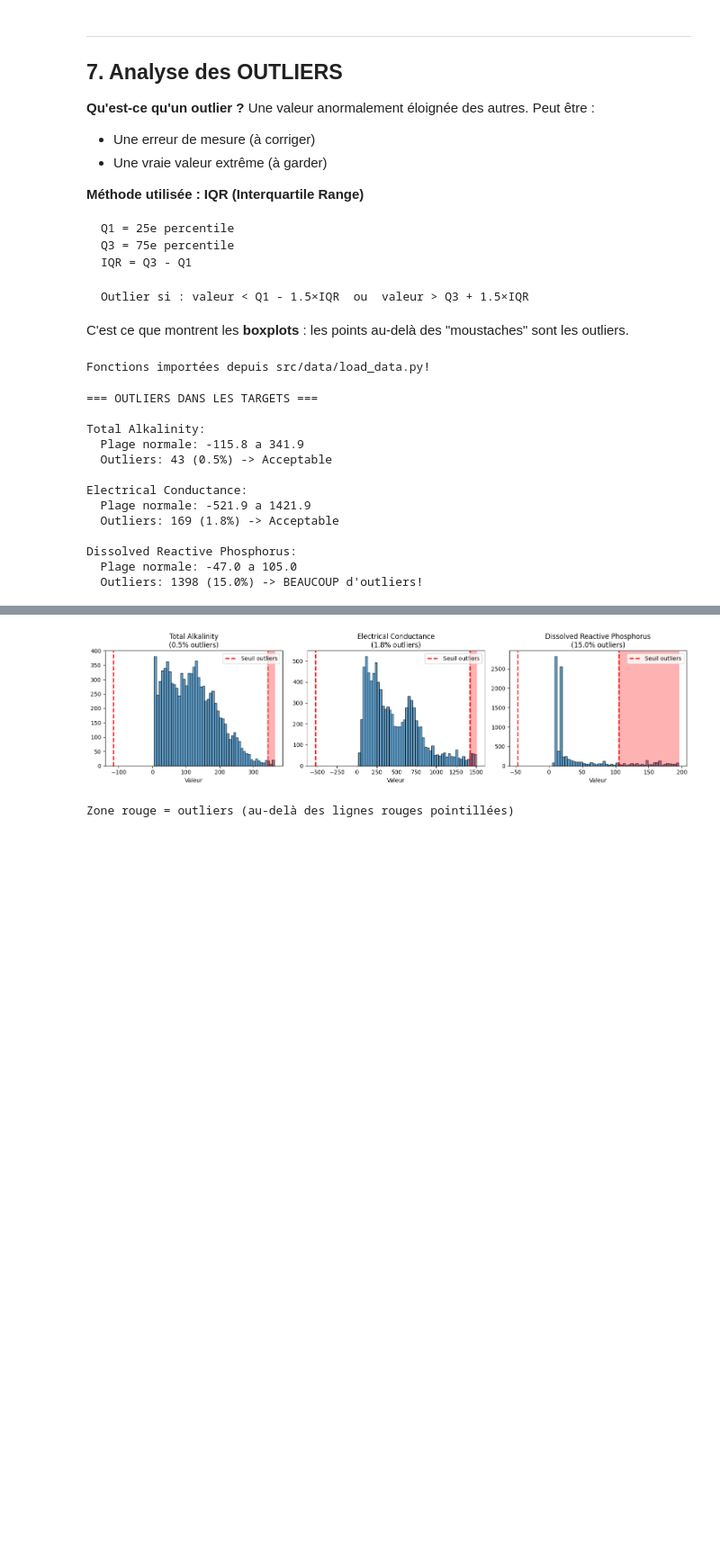
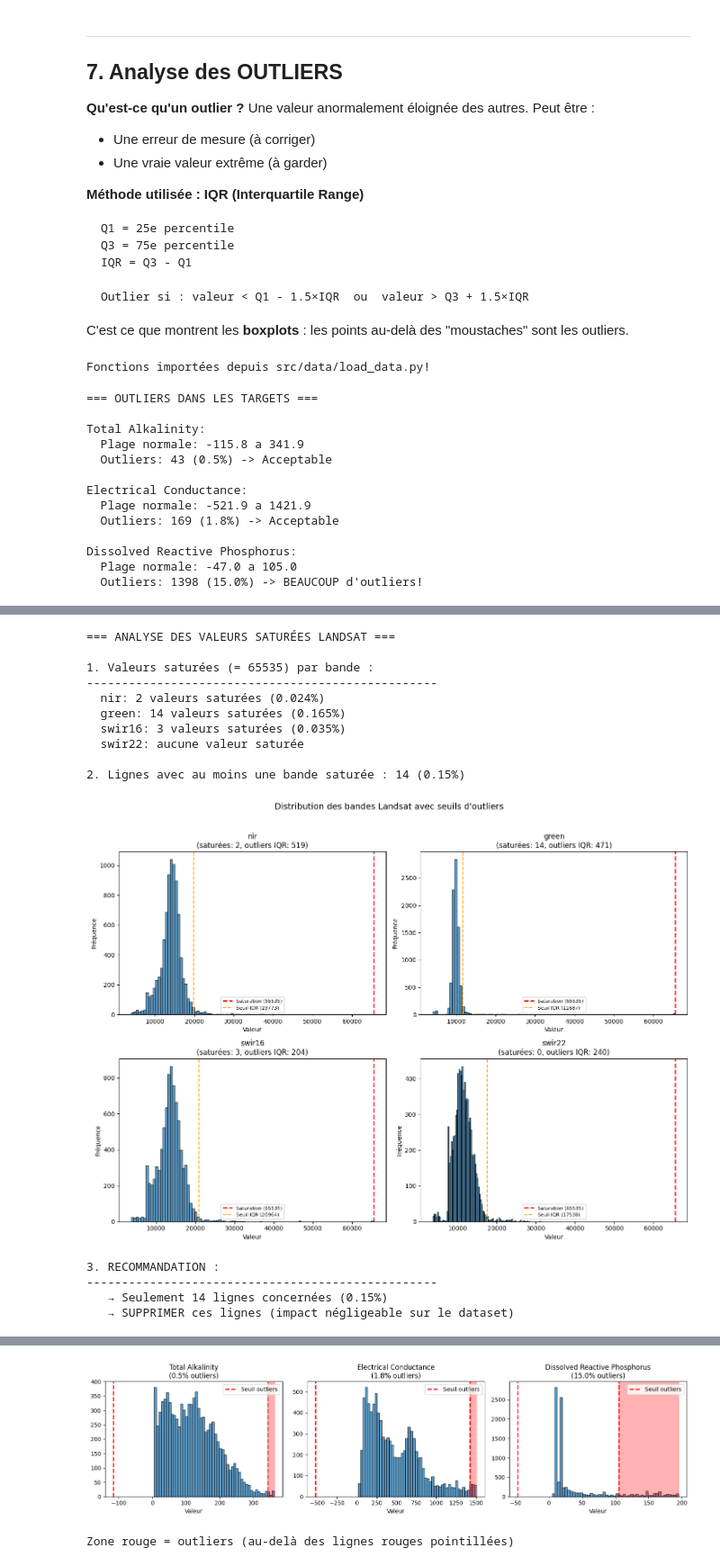
Before and after one commit to emmab-collab/Water-quality-detection, a Jupyter notebook: notebooks/01_EDA.ipynb, the cells around one changed output, grey strips where cells are left out. Shown at 90% size. Saved outputs shown, nothing was run; the diff lists cells and outputs as text; code cells hidden in the pictures; blank space fills up the shorter version.

Commit message:
ajout des variables landsat

```diff
--- a/notebooks/01_EDA.ipynb
+++ b/notebooks/01_EDA.ipynb
@@ -633,0 +709,78 @@ pet: 194 outliers (2.1%)
+# %%
+# 7.4 Analyse des valeurs saturées Landsat
+
+landsat_bands = ['nir', 'green', 'swir16', 'swir22']
+SATURATION_VALUE = 65535
+
+print("=== ANALYSE DES VALEURS SATURÉES LANDSAT ===\n")
+
+# 1. Compter les valeurs saturées par bande
+print("1. Valeurs saturées (= 65535) par bande :")
+print("-" * 50)
+saturated_counts = {}
+for band in landsat_bands:
+    count = (df[band] == SATURATION_VALUE).sum()
+    pct = count / df[band].notna().sum() * 100
+    saturated_counts[band] = count
+    if count > 0:
+        print(f"  {band}: {count} valeurs saturées ({pct:.3f}%)")
+    else:
+        print(f"  {band}: aucune valeur saturée")
+
+# 2. Lignes avec au moins une valeur saturée
+mask_saturated = (df[landsat_bands] == SATURATION_VALUE).any(axis=1)
+n_saturated_rows = mask_saturated.sum()
+print(f"\n2. Lignes avec au moins une bande saturée : {n_saturated_rows} ({n_saturated_rows/len(df)*100:.2f}%)")
+
+# 3. Visualisation
+fig, axes = plt.subplots(2, 2, figsize=(14, 10))
+axes = axes.flatten()
+
+for i, band in enumerate(landsat_bands):
+    ax = axes[i]
+    data = df[band].dropna()
+
+    # Histogramme avec échelle log pour voir les extrêmes
+    ax.hist(data, bins=100, edgecolor='black', alpha=0.7)
+
+    # Ligne rouge pour la saturation
+    ax.axvline(SATURATION_VALUE, color='red', linestyle='--', linewidth=2, label=f'Saturation ({SATURATION_VALUE})')
+
+    # Seuil IQR
+    result = detect_outliers_iqr(data)
+    ax.axvline(result['upper_bound'], color='orange', linestyle='--', linewidth=1.5, label=f'Seuil IQR ({result["upper_bound"]:.0f})')
+
+    ax.set_title(f"{band}\n(saturées: {saturated_counts[band]}, outliers IQR: {result['total']})")
+    ax.set_xlabel('Valeur')
+    ax.set_ylabel('Fréquence')
+    ax.legend(fontsize=8)
+
+plt.suptitle("Distribution des bandes Landsat avec seuils d'outliers", fontsize=14, y=1.02)
+plt.tight_layout()
+plt.show()
+
+# 4. Recommandation
+print("\n3. RECOMMANDATION :")
+print("-" * 50)
+if n_saturated_rows < 20:
+    print(f"   → Seulement {n_saturated_rows} lignes concernées ({n_saturated_rows/len(df)*100:.2f}%)")
+    print("   → SUPPRIMER ces lignes (impact négligeable sur le dataset)")
+else:
+    print(f"   → {n_saturated_rows} lignes concernées")
+    print("   → REMPLACER par NaN et imputer avec la médiane du site")
+# %% [output]
+=== ANALYSE DES VALEURS SATURÉES LANDSAT ===
+
+1. Valeurs saturées (= 65535) par bande :
+--------------------------------------------------
+  nir: 2 valeurs saturées (0.024%)
+  green: 14 valeurs saturées (0.165%)
+  swir16: 3 valeurs saturées (0.035%)
+  swir22: aucune valeur saturée
+
+2. Lignes avec au moins une bande saturée : 14 (0.15%)
+[figure, added]
+3. RECOMMANDATION :
+--------------------------------------------------
+   → Seulement 14 lignes concernées (0.15%)
+   → SUPPRIMER ces lignes (impact négligeable sur le dataset)
```
Also changed, not shown: parts of 20 cells of this notebook, 5 other files.
